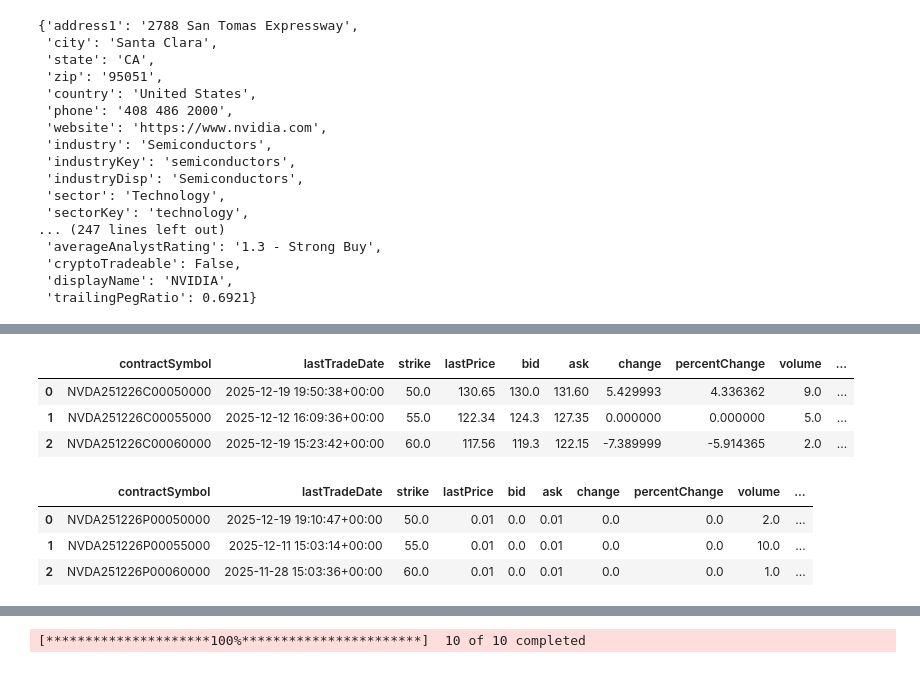
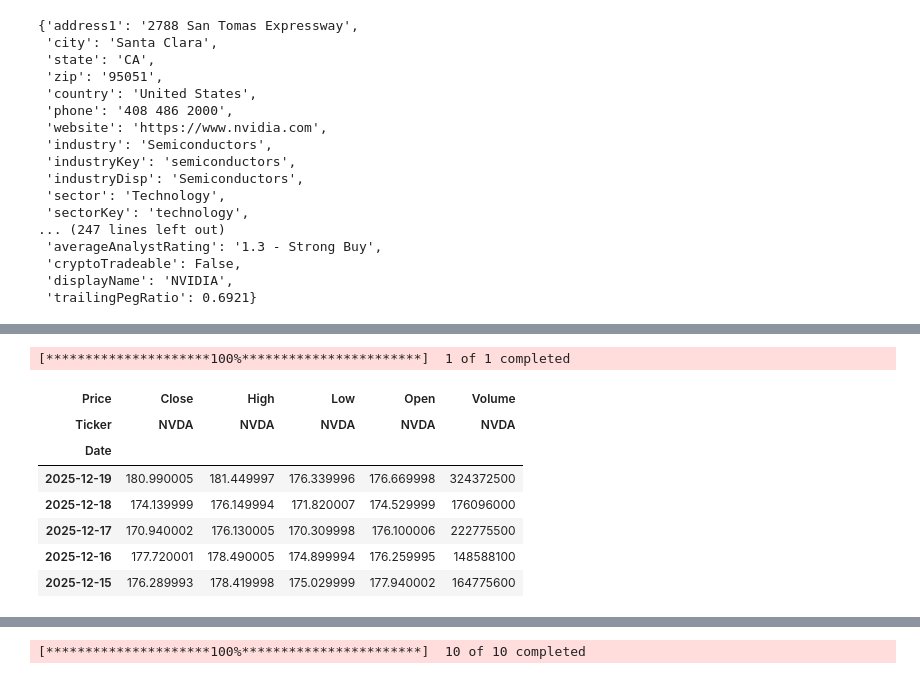
Before and after one commit to IMTorgOpenDataTools/macroecon-wrappy, a Jupyter notebook: notebooks/review_equities.ipynb, the cells around one changed output, grey strips where cells are left out. Cells and saved outputs as stored; diff of their text form; code cells hidden in the pictures.

```diff
--- a/notebooks/review_equities.ipynb
+++ b/notebooks/review_equities.ipynb
@@ -150,15 +149,15 @@ The option chain provides a snapshot of crucial information for traders. Key dat
-# %%
-option_chain = nvda.option_chain()
-option_chain.calls.head(3)
-# %% [output]
-|  | contractSymbol | lastTradeDate | strike | lastPrice | bid | ask | change | percentChange | volume | ... |
-| 0 | NVDA251226C00050000 | 2025-12-19 19:50:38+00:00 | 50.0 | 130.65 | 130.0 | 131.60 | 5.429993 | 4.336362 | 9.0 | ... |
-| 1 | NVDA251226C00055000 | 2025-12-12 16:09:36+00:00 | 55.0 | 122.34 | 124.3 | 127.35 | 0.000000 | 0.000000 | 5.0 | ... |
-| 2 | NVDA251226C00060000 | 2025-12-19 15:23:42+00:00 | 60.0 | 117.56 | 119.3 | 122.15 | -7.389999 | -5.914365 | 2.0 | ... |
-# %%
-option_chain.puts.head(3)
-# %% [output]
-|  | contractSymbol | lastTradeDate | strike | lastPrice | bid | ask | change | percentChange | volume | ... |
-| 0 | NVDA251226P00050000 | 2025-12-19 19:10:47+00:00 | 50.0 | 0.01 | 0.0 | 0.01 | 0.0 | 0.0 | 2.0 | ... |
-| 1 | NVDA251226P00055000 | 2025-12-11 15:03:14+00:00 | 55.0 | 0.01 | 0.0 | 0.01 | 0.0 | 0.0 | 10.0 | ... |
-| 2 | NVDA251226P00060000 | 2025-11-28 15:03:36+00:00 | 60.0 | 0.01 | 0.0 | 0.01 | 0.0 | 0.0 | 1.0 | ... |
+# %%
+data = yf.download('NVDA', period="max")
+# %% [output]
+[*********************100%***********************]  1 of 1 completed
+# %%
+data.sort_index(ascending=False).head()
+# %% [output]
+| Price | Close | High | Low | Open | Volume |
+| Ticker | NVDA | NVDA | NVDA | NVDA | NVDA |
+| Date |  |  |  |  |  |
+| 2025-12-19 | 180.990005 | 181.449997 | 176.339996 | 176.669998 | 324372500 |
+| 2025-12-18 | 174.139999 | 176.149994 | 171.820007 | 174.529999 | 176096000 |
+| 2025-12-17 | 170.940002 | 176.130005 | 170.309998 | 176.100006 | 222775500 |
+| 2025-12-16 | 177.720001 | 178.490005 | 174.899994 | 176.259995 | 148588100 |
+| 2025-12-15 | 176.289993 | 178.419998 | 175.029999 | 177.940002 | 164775600 |
```
Also changed, not shown: parts of 17 cells of this notebook.
